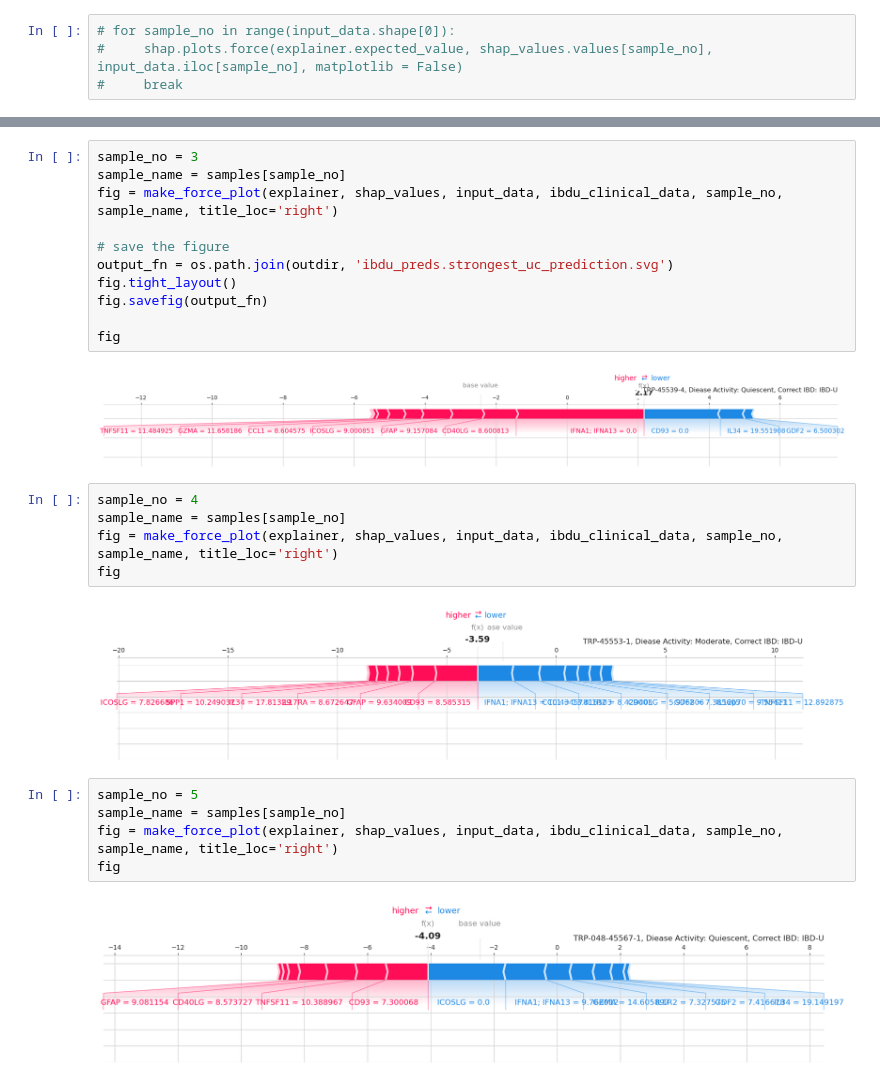
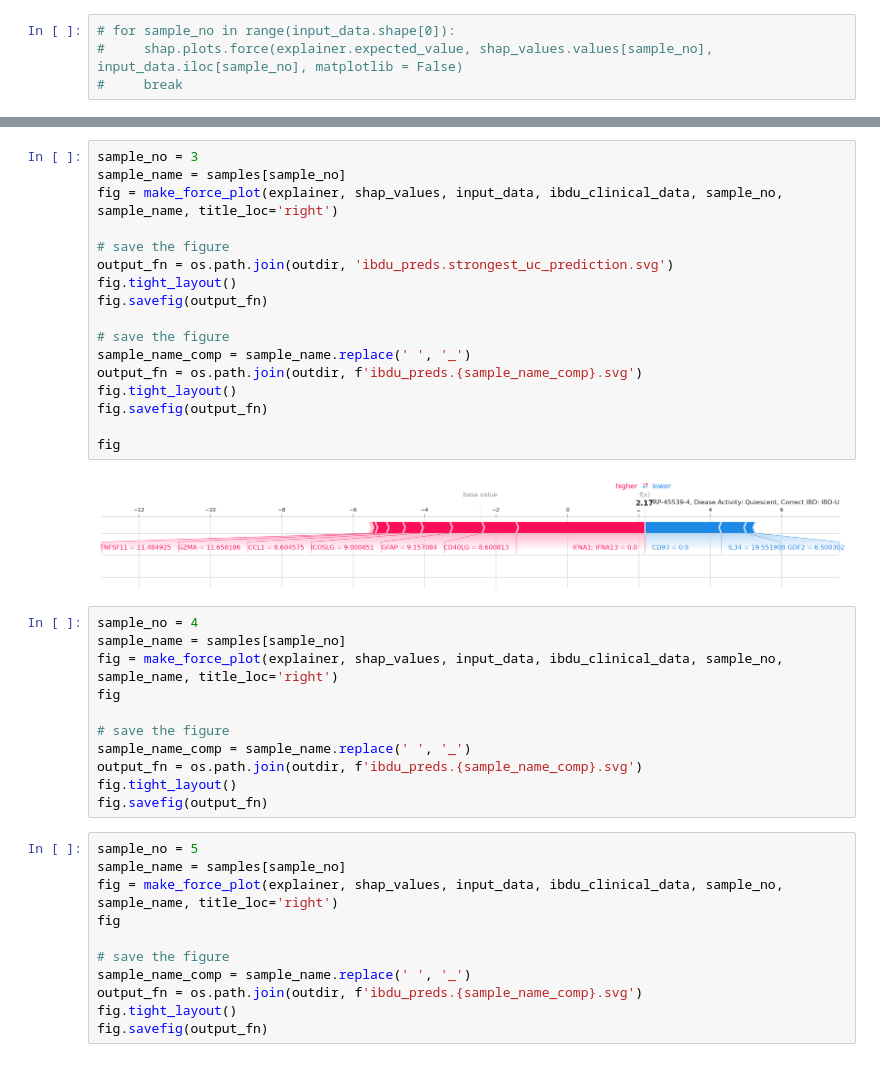
Before and after one commit to VCU-Bioinformatics-Core/20241011.kevin_byrd.ibd_nulisa, a Jupyter notebook: workflow/specimen_focused/cd_versus_uc/logit_post_analysis.visits_incorporated.shap.py.ipynb, the cells around one changed output, grey strips where cells are left out. Saved outputs shown, nothing was run; the diff lists cells and outputs as text.

```diff
--- a/workflow/specimen_focused/cd_versus_uc/logit_post_analysis.visits_incorporated.shap.py.ipynb
+++ b/workflow/specimen_focused/cd_versus_uc/logit_post_analysis.visits_incorporated.shap.py.ipynb
@@ -429,30 +443,44 @@ fig
 # %%
 sample_no = 3
 sample_name = samples[sample_no]
 fig = make_force_plot(explainer, shap_values, input_data, ibdu_clinical_data, sample_no, sample_name, title_loc='right')
 
 # save the figure
 output_fn = os.path.join(outdir, 'ibdu_preds.strongest_uc_prediction.svg')
 fig.tight_layout()
 fig.savefig(output_fn)
 
+# save the figure
+sample_name_comp = sample_name.replace(' ', '_')
+output_fn = os.path.join(outdir, f'ibdu_preds.{sample_name_comp}.svg')
+fig.tight_layout()
+fig.savefig(output_fn)
+
 fig
 # %% [output]
-[figure, old version]
+[figure, new version]
 # %%
 sample_no = 4
 sample_name = samples[sample_no]
 fig = make_force_plot(explainer, shap_values, input_data, ibdu_clinical_data, sample_no, sample_name, title_loc='right')
 fig
+
+# save the figure
+sample_name_comp = sample_name.replace(' ', '_')
+output_fn = os.path.join(outdir, f'ibdu_preds.{sample_name_comp}.svg')
+fig.tight_layout()
+fig.savefig(output_fn)
-# %% [output]
-[figure, removed]
 # %%
 sample_no = 5
 sample_name = samples[sample_no]
 fig = make_force_plot(explainer, shap_values, input_data, ibdu_clinical_data, sample_no, sample_name, title_loc='right')
 fig
+
+# save the figure
+sample_name_comp = sample_name.replace(' ', '_')
+output_fn = os.path.join(outdir, f'ibdu_preds.{sample_name_comp}.svg')
+fig.tight_layout()
+fig.savefig(output_fn)
-# %% [output]
-[figure, removed]
 # %%
 sample_no = 6
 sample_name = samples[sample_no]
```
Also changed, not shown: parts of 8 cells of this notebook.
